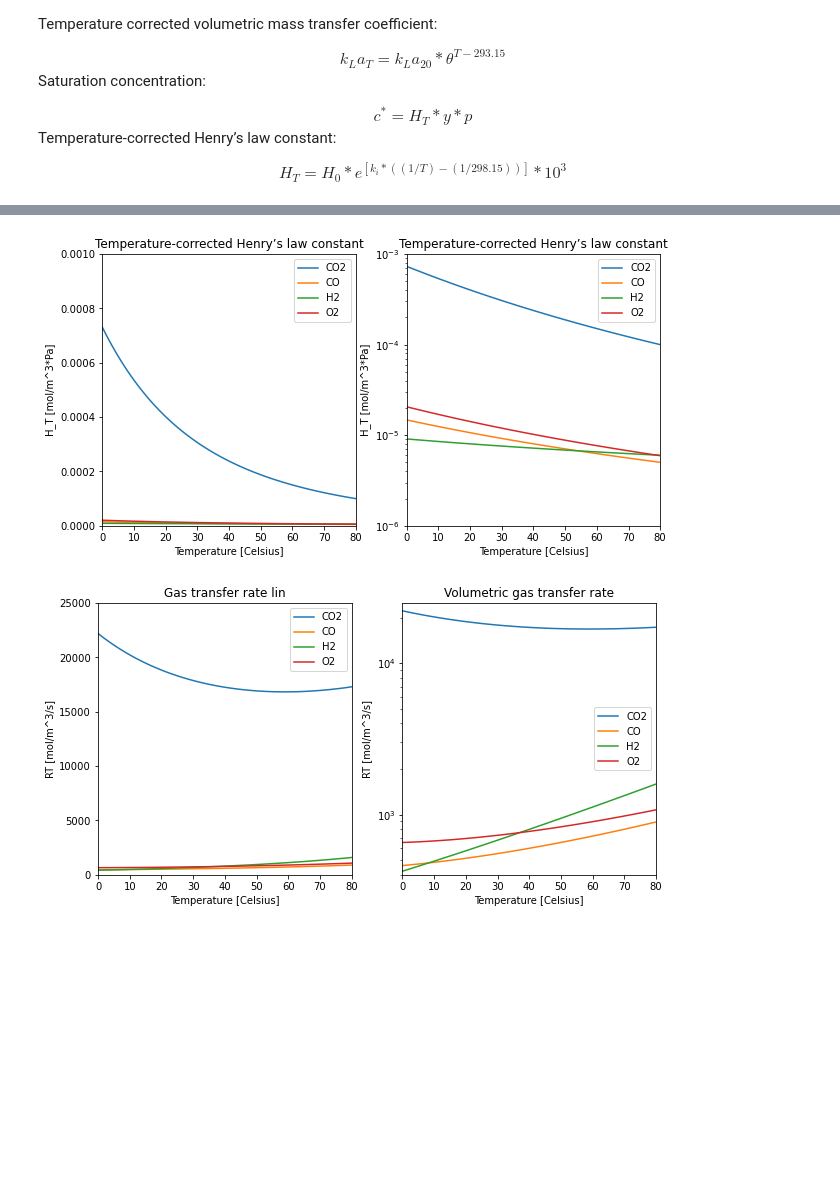
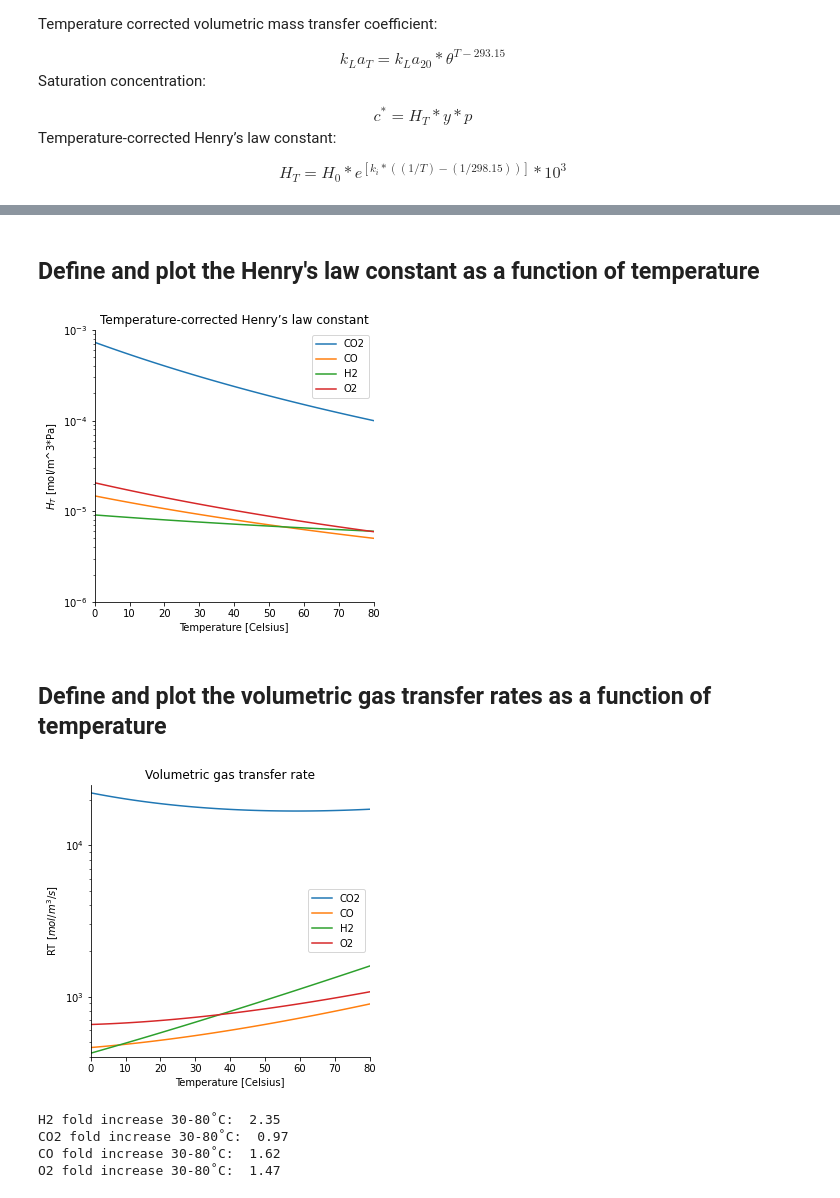
Before and after one commit to biosustain/CO2_fixation_models, a Jupyter notebook: Scripts/01_Gas-LiquidMassTransfer.ipynb, the cells around one changed output, grey strips where cells are left out. Cells and saved outputs as stored; diff of their text form; code cells hidden in the pictures; blank space fills up the shorter version.

```diff
--- a/Scripts/01_Gas-LiquidMassTransfer.ipynb
+++ b/Scripts/01_Gas-LiquidMassTransfer.ipynb
@@ -145,47 +133,38 @@ plt.show()
+# %% [markdown]
+## Define and plot the Henry's law constant as a function of temperature
 # %%
 def HT_CO2(t):
     return H0_CO2 * math.e**(k_CO2*(1/t-1/298.15)) * 10**3 * 10**(-5) #[mol/m^3*Pa]
 
 def HT_CO(t):
     return H0_CO * math.e**(k_CO*(1/t-1/298.15)) * 10**3 * 10**(-5) #[mol/m^3*Pa]
 
 def HT_H2(t):
     return H0_H2 * math.e**(k_H2*(1/t-1/298.15)) * 10**3 * 10**(-5) #[mol/m^3*Pa]
 
 def HT_O2(t):
     return H0_O2 * math.e**(k_O2*(1/t-1/298.15)) * 10**3 * 10**(-5) #[mol/m^3*Pa]
 
 t = np.arange(293.15, 332.15, 1)
 
-fig = plt.figure(figsize=(10,5))
-plt.subplot(1,2,1)
-plt.title(f"Temperature-corrected Henry’s law constant")
-plt.plot(Kelvin_Celsius(T), HT_CO2(T))
-plt.plot(Kelvin_Celsius(T), HT_CO(T))
-plt.plot(Kelvin_Celsius(T), HT_H2(T))
-plt.plot(Kelvin_Celsius(T), HT_O2(T))
-plt.legend(['CO2', 'CO', 'H2', 'O2'])
-#plt.axis([293, 333, 0, 0.00042])
-plt.axis([Kelvin_Celsius(T0), Kelvin_Celsius(T0)+dt, 0, 0.001])
-plt.xlabel('Temperature [Celsius]')
-plt.ylabel('H_T [mol/m^3*Pa]')
-
-plt.subplot(1,2,2)
+fig = plt.figure(figsize=(5,5))
 plt.title(f"Temperature-corrected Henry’s law constant")
 plt.plot(Kelvin_Celsius(T), HT_CO2(T))
 plt.plot(Kelvin_Celsius(T), HT_CO(T))
 plt.plot(Kelvin_Celsius(T), HT_H2(T))
 plt.plot(Kelvin_Celsius(T), HT_O2(T))
 plt.legend(['CO2', 'CO', 'H2', 'O2'])
 plt.xlabel('Temperature [Celsius]')
-plt.ylabel('H_T [mol/m^3*Pa]')
+plt.ylabel(r'$H_T$ [mol/m^3*Pa]')
 #plt.axis([293, 333, 0.000001, 0.00042])
 plt.axis([Kelvin_Celsius(T0), Kelvin_Celsius(T0)+dt, 0.000001, 0.001])
 plt.yscale('log')
 
 plt.show()
 # %% [output]
-[figure, old version]
+[figure, new version]
+# %% [markdown]
+## Define and plot the volumetric gas transfer rates as a function of temperature
 # %%
 def R_CO2(t):
     #DT_CO = t/298.15 * 1/(((298.15+118)/(t+118))*(t/298.15)**(3/2)) * D0_CO #[cm2/s]
@@ -213,20 +192,8 @@ def R_O2(t):
     HT_O2 = H0_O2 * math.e**(k_O2*(1/t-1/298.15)) * 10**3 * 10**(-5) #[mol/m^3*Pa]
     return KLa_O2 * (HT_O2 * p_m - c_o2)
 
-fig = plt.figure(figsize=(10,5))
+fig = plt.figure(figsize=(5,5))
 
-plt.subplot(1,2,1)
-plt.title(f"Gas transfer rate lin")
-plt.plot(Kelvin_Celsius(T), R_CO2(T))
-plt.plot(Kelvin_Celsius(T), R_CO(T))
-plt.plot(Kelvin_Celsius(T), R_H2(T))
-plt.plot(Kelvin_Celsius(T), R_O2(T))
-plt.legend(['CO2', 'CO', 'H2', 'O2'])
-plt.axis([Kelvin_Celsius(T0), Kelvin_Celsius(T0)+dt, 0, 25000])
-plt.xlabel('Temperature [Celsius]')
-plt.ylabel('RT [mol/m^3/s]')
-
-plt.subplot(1,2,2)
 plt.title(f"Volumetric gas transfer rate")
 plt.plot(Kelvin_Celsius(T), R_CO2(T))
 plt.plot(Kelvin_Celsius(T), R_CO(T))
@@ -236,8 +203,17 @@ plt.legend(['CO2', 'CO', 'H2', 'O2'])
 plt.axis([Kelvin_Celsius(T0), Kelvin_Celsius(T0)+dt, 400, 25000])
 plt.yscale('log')
 plt.xlabel('Temperature [Celsius]')
-plt.ylabel('RT [mol/m^3/s]')
+plt.ylabel(r'RT [$mol/m^3/s$]')
 
 plt.show()
+
+print("H2 fold increase 30-80˚C: ", round(R_H2(Celsius_Kelvin(80))/R_H2(Celsius_Kelvin(30)),2))
+print("CO2 fold increase 30-80˚C: ", round(R_CO2(Celsius_Kelvin(80))/R_CO2(Celsius_Kelvin(30)),2))
+print("CO fold increase 30-80˚C: ", round(R_CO(Celsius_Kelvin(80))/R_CO(Celsius_Kelvin(30)),2))
+print("O2 fold increase 30-80˚C: ", round(R_O2(Celsius_Kelvin(80))/R_O2(Celsius_Kelvin(30)),2))
 # %% [output]
-[figure, old version]
+[figure, new version]
+H2 fold increase 30-80˚C:  2.35
+CO2 fold increase 30-80˚C:  0.97
+CO fold increase 30-80˚C:  1.62
+O2 fold increase 30-80˚C:  1.47
```
Also changed, not shown: parts of 13 cells of this notebook, 3 other files.
